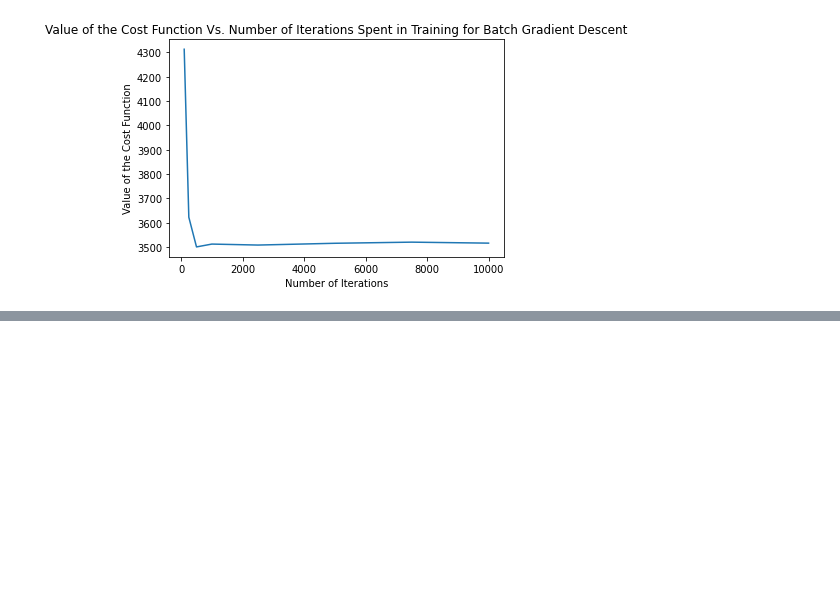
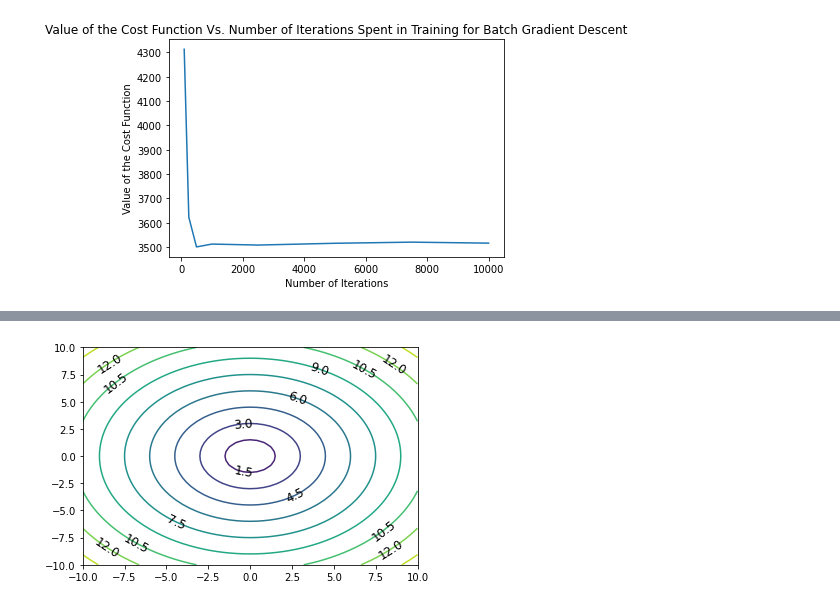
Before and after one commit to daynetran/yggdrasil, a Jupyter notebook: computer_science/upper_div/cs189/homeworks/hw04/hw04_code.ipynb, the cells around one changed output, grey strips where cells are left out. Saved outputs shown, nothing was run; the diff lists cells and outputs as text; code cells hidden in the pictures; blank space fills up the shorter version.

```diff
--- a/computer_science/upper_div/cs189/homeworks/hw04/hw04_code.ipynb
+++ b/computer_science/upper_div/cs189/homeworks/hw04/hw04_code.ipynb
@@ -214,0 +228,4 @@ def compute_norm(w1, w2, l=2):
+# %%
+plot_norm_contours(l=2)
+# %% [output]
+[figure, added]
```
Also changed, not shown: parts of 5 cells of this notebook.
